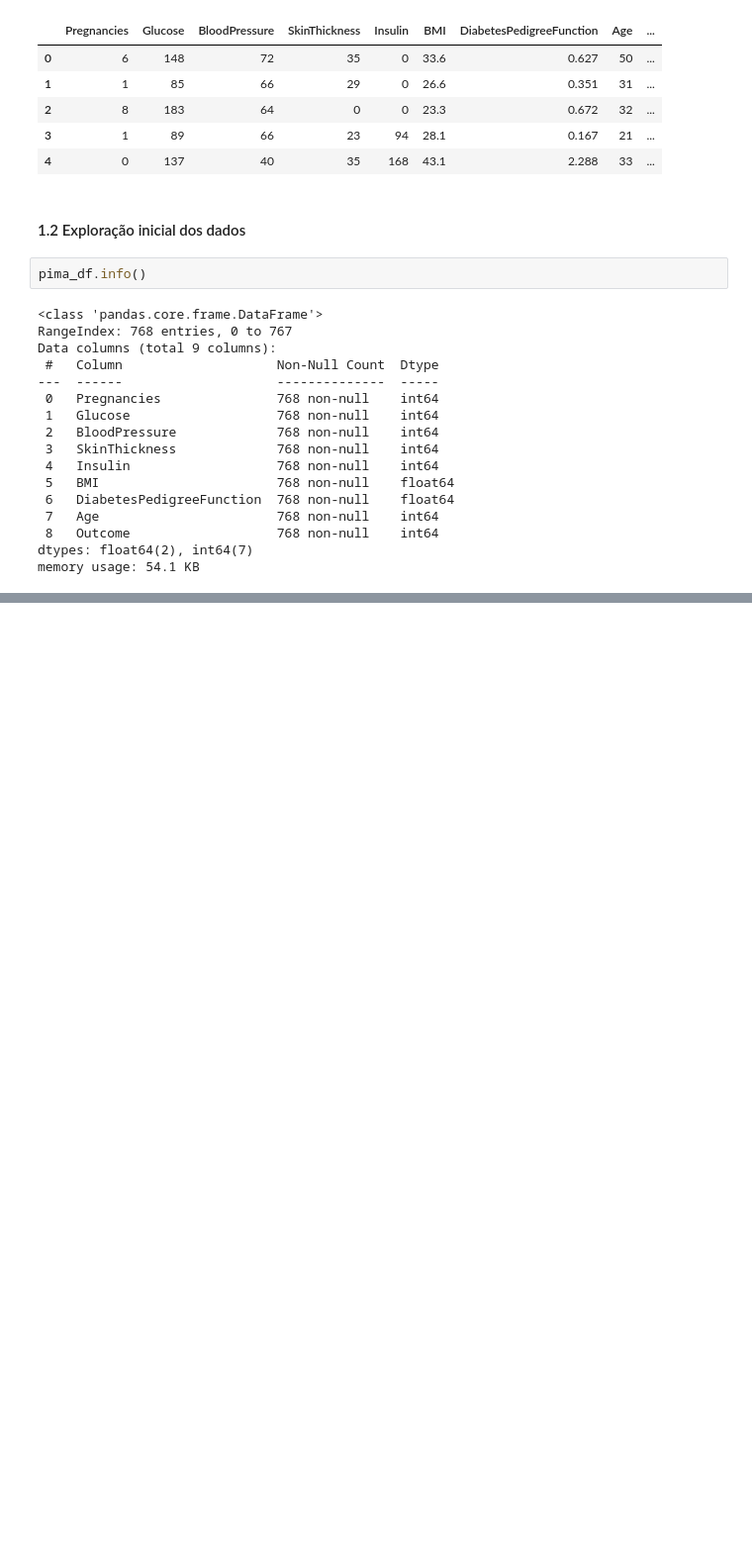
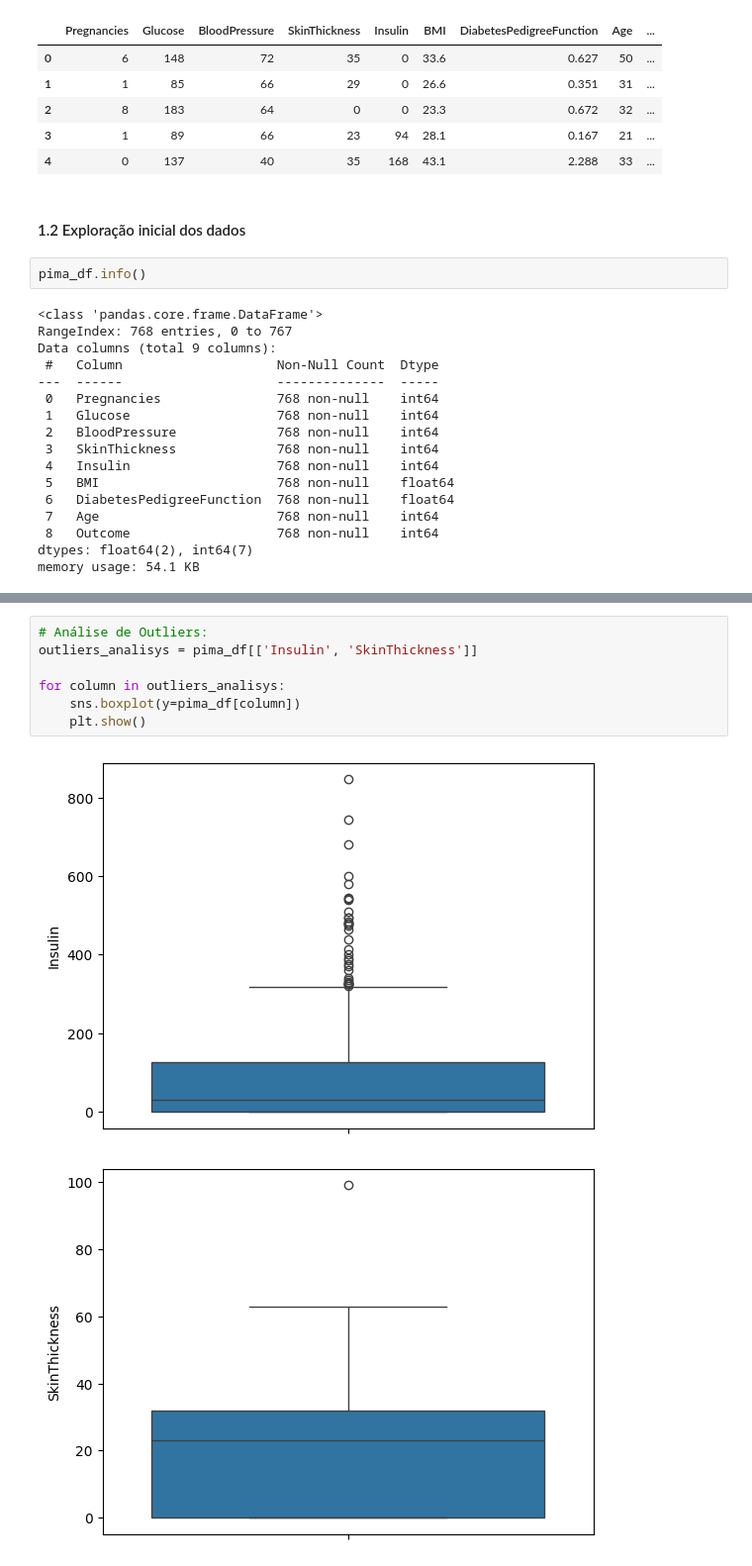
Before and after one commit to RaulMartino/Cefet, a Jupyter notebook: Estatística e Probabilidade/T2.ipynb, the cells around one changed output, grey strips where cells are left out. Shown: that part at 99% size. Saved outputs shown, nothing was run; the diff lists cells and outputs as text; blank space fills up the shorter version.

```diff
--- a/Estatística e Probabilidade/T2.ipynb
+++ b/Estatística e Probabilidade/T2.ipynb
@@ -49,0 +69,10 @@ pima_df.describe()
+# %%
+# Análise de Outliers:
+outliers_analisys = pima_df[['Insulin', 'SkinThickness']]
+
+for column in outliers_analisys:
+    sns.boxplot(y=pima_df[column])
+    plt.show()
+# %% [output]
+[figure, added]
+[figure, added]
```
Also changed, not shown: parts of 5 cells of this notebook.
